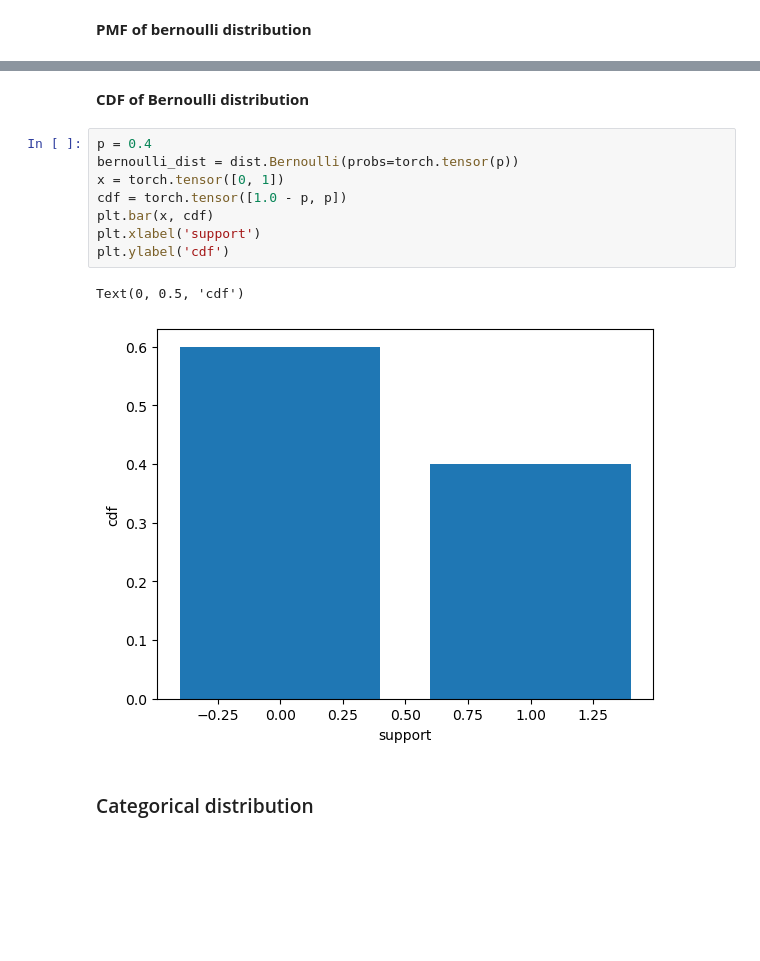
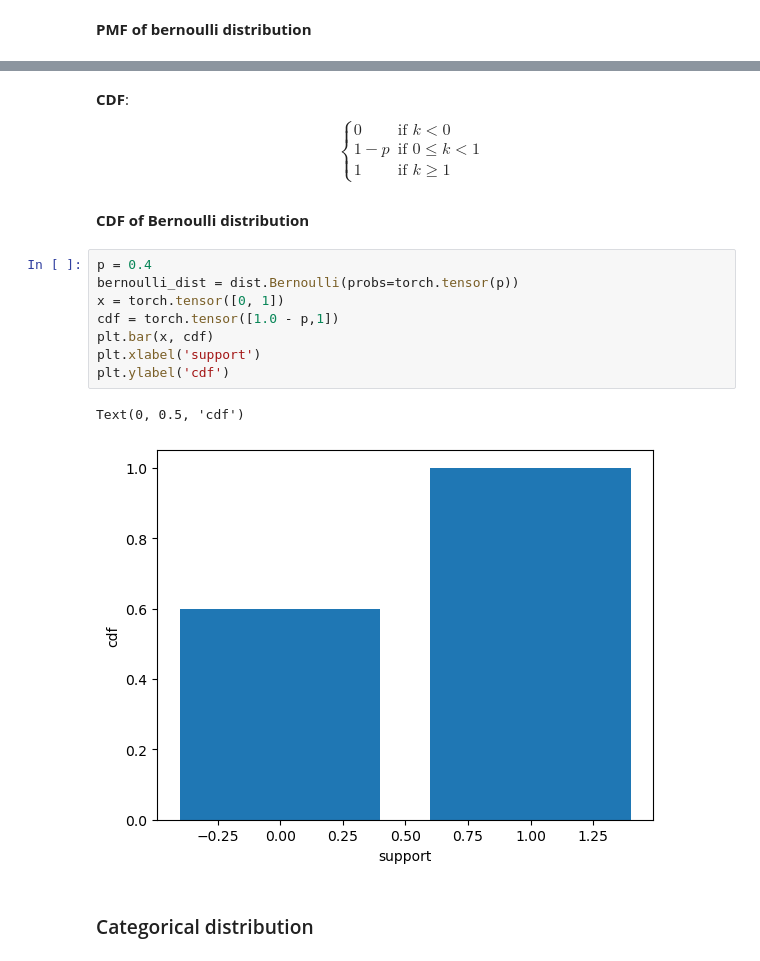
Before and after one commit to rishabh-mondal/blog, a Jupyter notebook: Sampling_distributions.ipynb, the cells around one changed output, grey strips where cells are left out. Drawn from its saved outputs; the diff is of its cells as text; blank space fills up the shorter version.

```diff
--- a/Sampling_distributions.ipynb
+++ b/Sampling_distributions.ipynb
@@ -173,16 +134,18 @@ Text(0.5, 0, 'Support')
+# %% [markdown]
+****CDF****:$${\begin{cases}0&{\text{if }}k<0\\1-p&{\text{if }}0\leq k<1\\1&{\text{if }}k\geq 1\end{cases}}$$
 # %% [markdown]
 ****CDF of Bernoulli distribution****
 # %%
 p = 0.4
 bernoulli_dist = dist.Bernoulli(probs=torch.tensor(p))
 x = torch.tensor([0, 1])
-cdf = torch.tensor([1.0 - p, p])
+cdf = torch.tensor([1.0 - p,1])
 plt.bar(x, cdf)
 plt.xlabel('support')
 plt.ylabel('cdf')
 # %% [output]
 Text(0, 0.5, 'cdf')
-[figure, old version]
+[figure, new version]
 # %% [markdown]
 ### Categorical distribution
 # %% [markdown]
```
Also changed, not shown: parts of 30 cells of this notebook.
